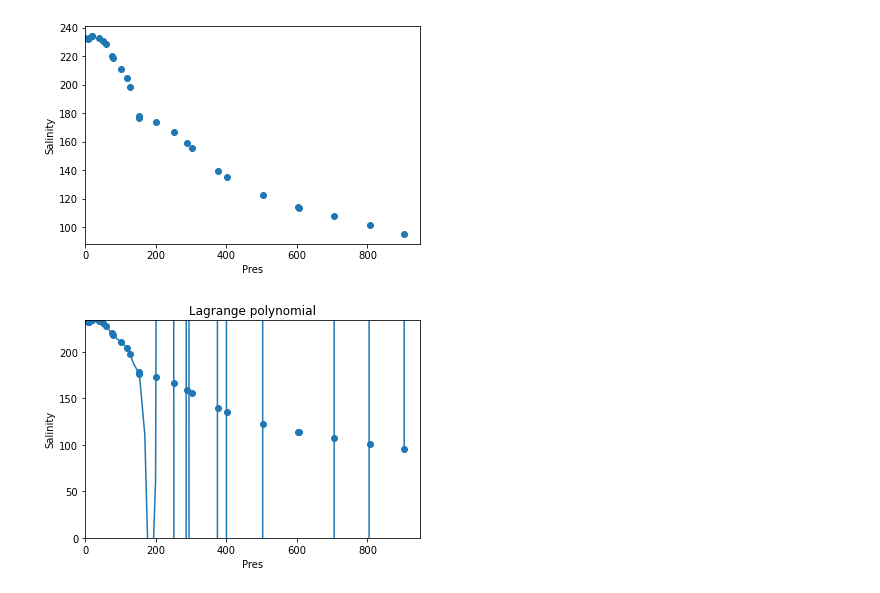
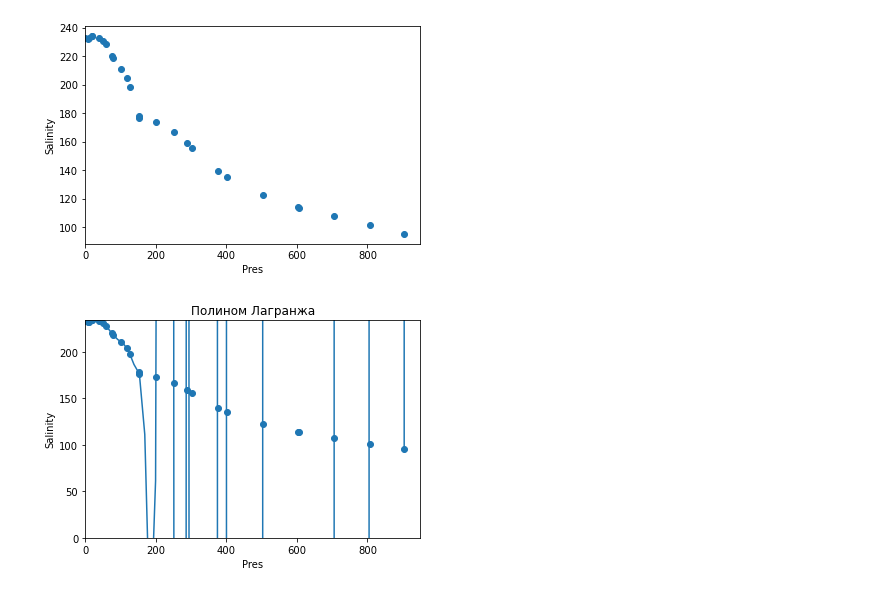
Before and after one commit to jennievieva/msu2023, a Jupyter notebook: jane1.ipynb, the cells around one changed output. Saved outputs shown, nothing was run; the diff lists cells and outputs as text; code cells hidden in the pictures.

```diff
--- a/jane1.ipynb
+++ b/jane1.ipynb
@@ -109,12 +149,12 @@ for n in range(m):
 # %%
 # Строим график
 plt.scatter(pr, sl)
 plt.plot(pr_new, sl_new)
-plt.title('Lagrange polynomial')
+plt.title('Полином Лагранжа')
 plt.xlabel('Pres')
 plt.ylabel('Salinity')
 plt.xlim(0)
 plt.ylim(0, sl.max())
 plt.show()
 # %% [output]
-[figure, old version]
+[figure, new version]
```
Also changed, not shown: parts of 12 cells of this notebook.
